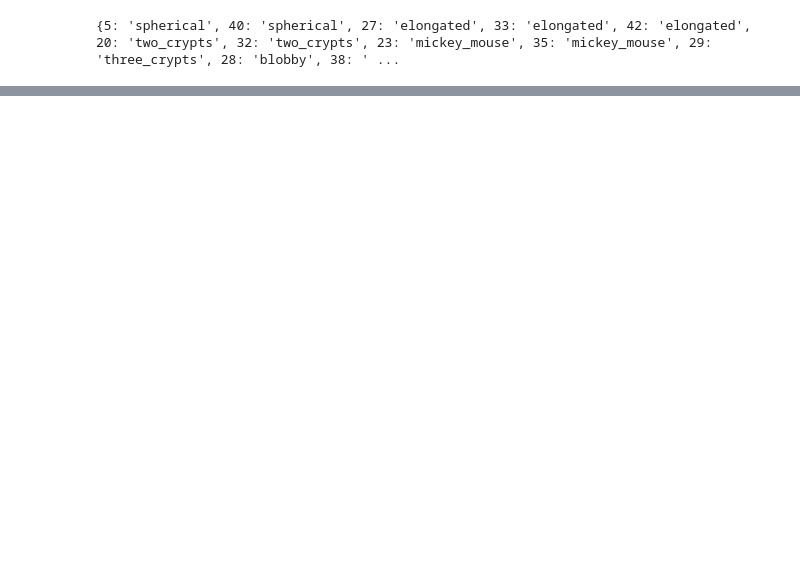
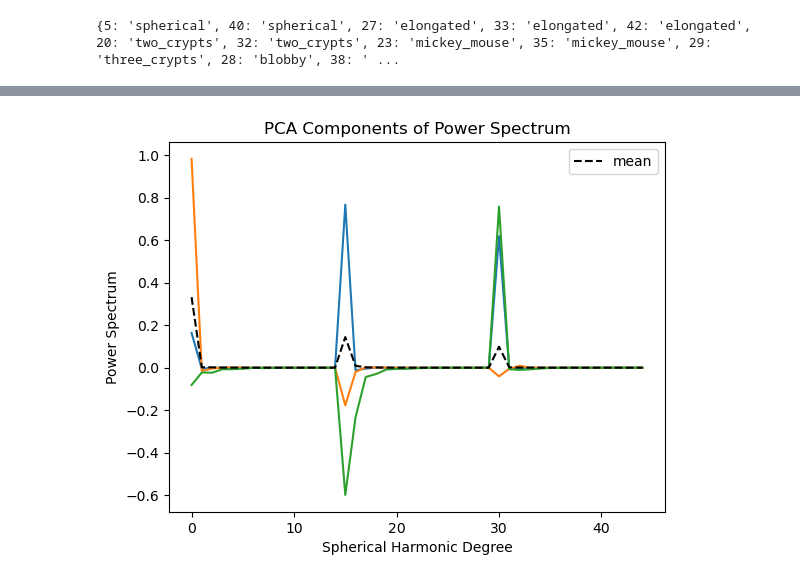
Before and after one commit to Irene-Li/SphericalHarmonics, a Jupyter notebook: spectrum.ipynb, the cells around one changed output, grey strips where cells are left out. Saved outputs shown, nothing was run; the diff lists cells and outputs as text; code cells hidden in the pictures; blank space fills up the shorter version.

```diff
--- a/spectrum.ipynb
+++ b/spectrum.ipynb
@@ -96,0 +97,12 @@ plt.show()
+# %%
+plt.plot(pca.components_[0])
+plt.plot(pca.components_[1])
+plt.plot(pca.components_[2])
+plt.plot(pca.mean_, 'k--', label='mean')
+plt.xlabel('Spherical Harmonic Degree')
+plt.ylabel('Power Spectrum')
+plt.title('PCA Components of Power Spectrum')
+plt.legend()
+plt.show()
+# %% [output]
+[figure, added]
```
Also changed, not shown: parts of 3 cells of this notebook, 5 other files.
